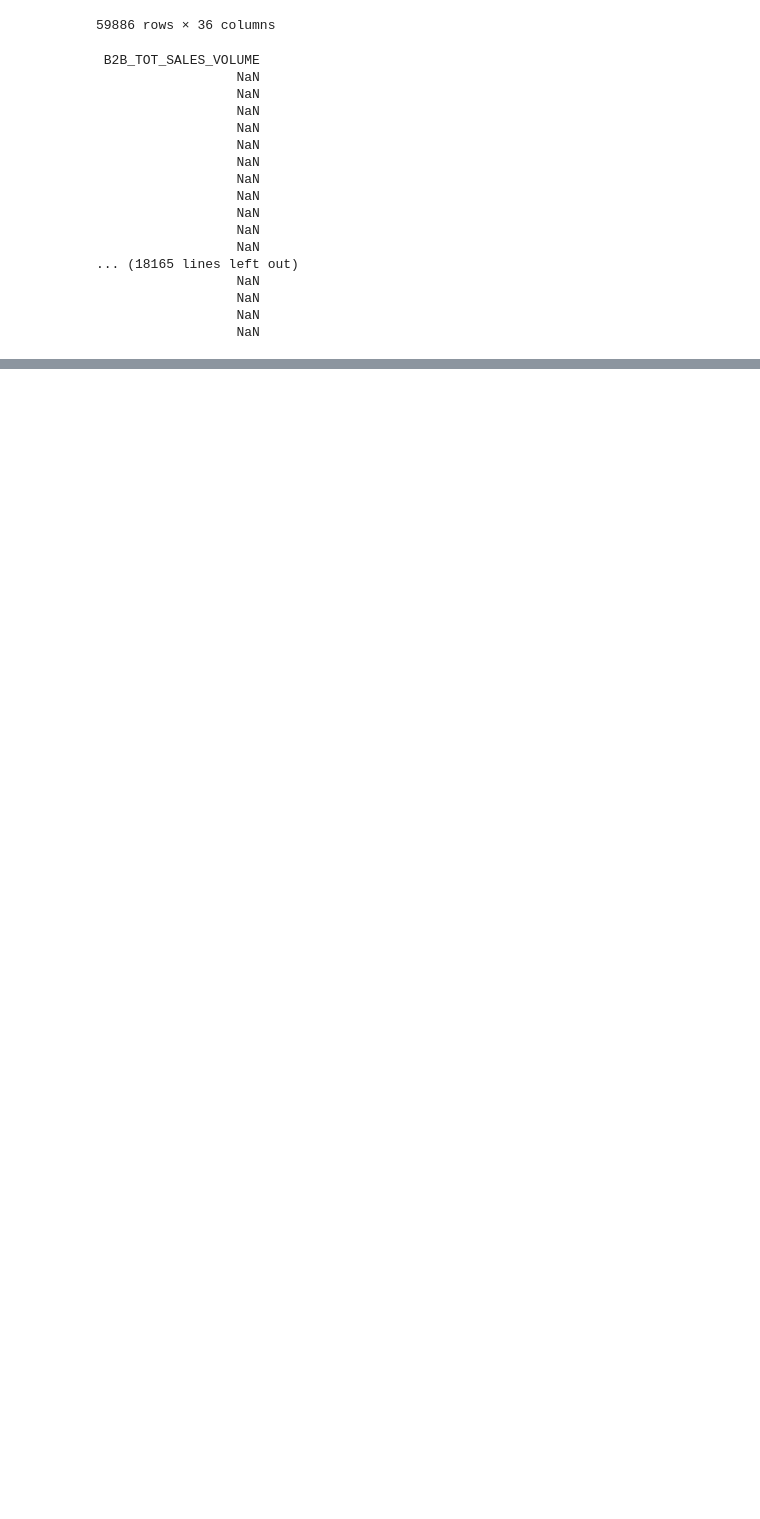
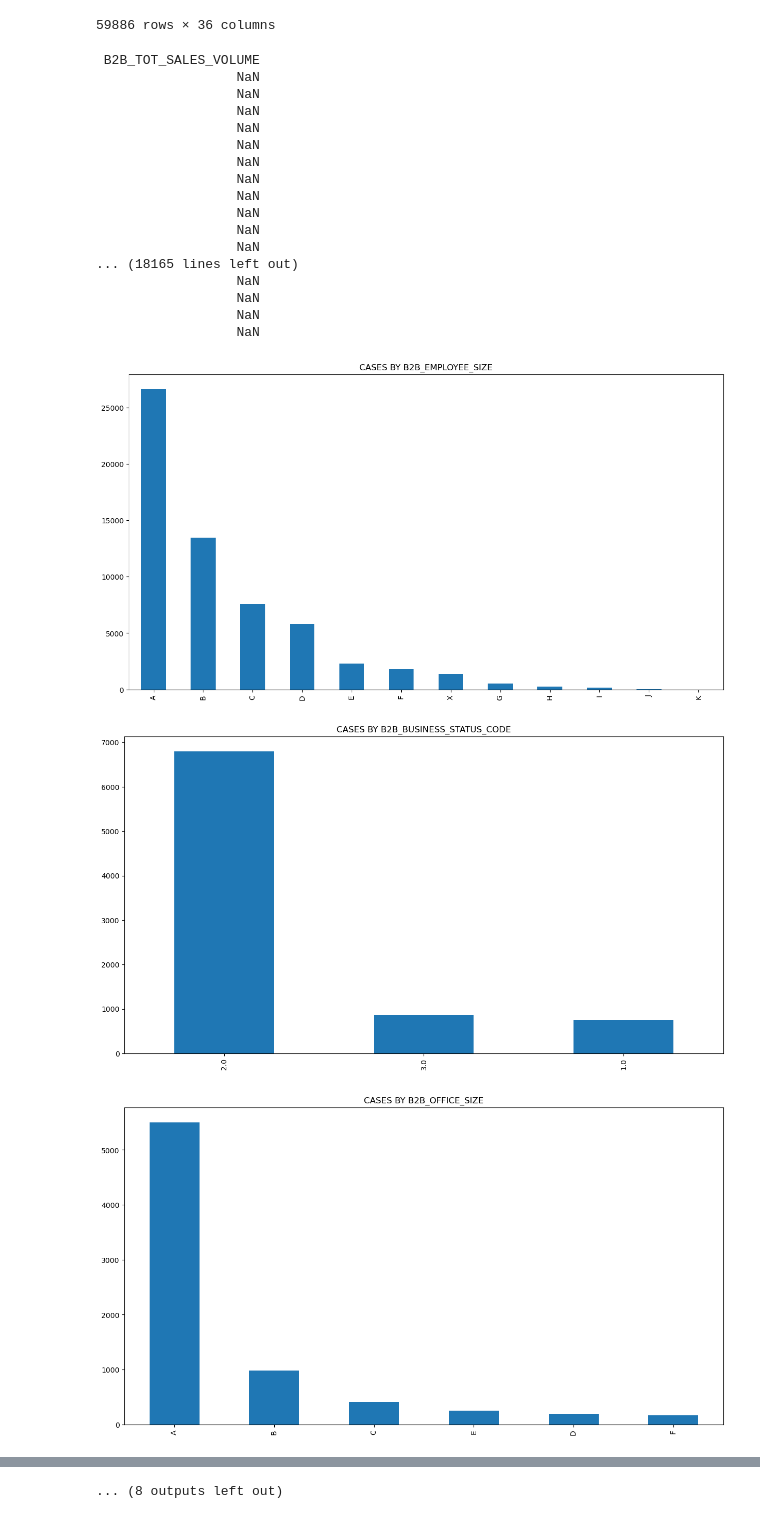
Before and after one commit to ritou344/Data-Project, a Jupyter notebook: Exploratory Data Analysis - Firmographic Dataset.ipynb, the cells around one changed output, grey strips where cells are left out. Drawn from its saved outputs; the diff is of its cells as text; code cells hidden in the pictures; blank space fills up the shorter version.

```diff
--- a/Exploratory Data Analysis - Firmographic Dataset.ipynb
+++ b/Exploratory Data Analysis - Firmographic Dataset.ipynb
@@ -182,3 +182,32 @@ print(df[['B2B_TOT_SALES_VOLUME']].to_string(index=False))
                   NaN
                   NaN
                   NaN
+# %%
+col_names = ["B2B_EMPLOYEE_SIZE",
+"B2B_BUSINESS_STATUS_CODE",
+"B2B_OFFICE_SIZE",
+"B2B_TOT_EMPLOYEE_SIZE",
+"B2B_PUBLIC_INDICATOR",
+"B2B_IMPORT_EXPORT_FLAG",
+"B2B_GOVERNMENT_FLAG",
+"B2B_BUSINESS_SQUARE_FOOT_NUM",
+"B2B_OWN_LEASE_FLAG",
+"B2B_BIG_BUSINESS_INDICATOR",
+"B2B_SMALL_SIZE_FLAG",
+"B2B_MEDIUM_SIZE_FLAG",
+"B2B_HIGH_TECH_FLAG",
+"B2B_RESTAURANT_SRVCE_TYPE",
+"B2B_TELECOMMUNICATIONS_CODE",
+"B2B_UTILITY_CODE",
+"B2B_COMPUTER_EXPENSE_CODE",
+"B2B_PURCHASE_PRINT_EXPENSE_CODE",
+"CAC_SEGMENT",
+"B2B_WHITE_COLLAR_PRCNT"]
+
+for col_val in col_names:
+    plt.figure(figsize=[15,8])
+    df[col_val].value_counts().plot.bar(title=f'CASES BY {col_val}')
+# %% [output]
+[figure, added]
+[figure, added]
+[figure, added]
@@ -184,0 +223 @@ print(df[['B2B_TOT_SALES_VOLUME']].to_string(index=False))
+... (8 outputs left out)
```
Also changed, not shown: parts of 1 cell of this notebook, 1 other file.
